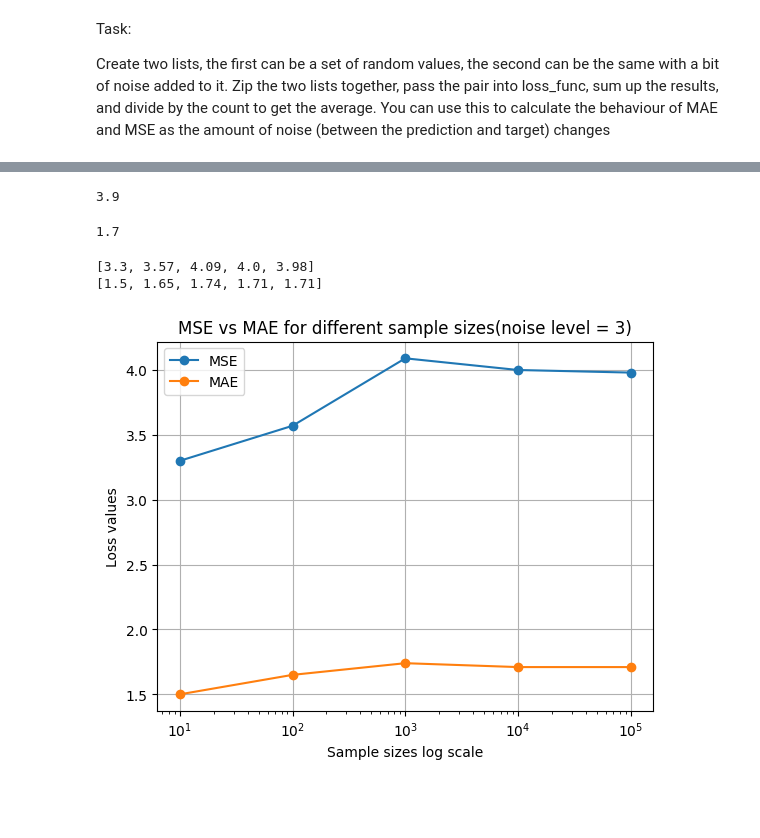
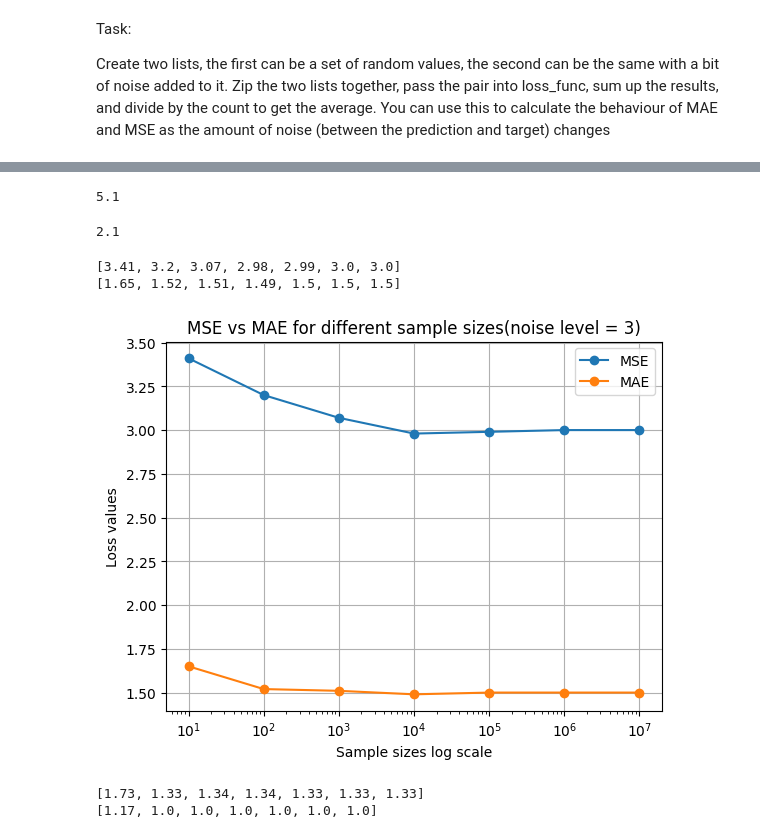
Before and after one commit to shalakathakare/Python--warmup, a Jupyter notebook: Callbacks.ipynb, the cells around one changed output, grey strips where cells are left out. Saved outputs shown, nothing was run; the diff lists cells and outputs as text; code cells hidden in the pictures; blank space fills up the shorter version.

Commit message:
Experiment with different noise levels

```diff
--- a/Callbacks.ipynb
+++ b/Callbacks.ipynb
@@ -68,7 +68,7 @@ def compute_average_loss(predictions, targets, loss_func):
     loss = 0
     for p, t in zip(predictions, targets):
 
-        single_loss = loss_func(i,j)                                  #calculate error for each prediction vs. target,calculates mae or mse depending on function callback
+        single_loss = loss_func(p,t)                                  #calculate error for each prediction vs. target,calculates mae or mse depending on function callback
         loss = loss + single_loss                                     #calculate sum of all losses(mse or mae)
 
     result = loss/len(targets)                                        #calculate mean for respective loss function
@@ -94,44 +94,66 @@ print(noisy)
 # %%
 compute_average_loss(noisy, original, loss_mse)
 # %% [output]
-3.9
+5.1
 # %%
 compute_average_loss(noisy, original, loss_mae)
 # %% [output]
-1.7
+2.1
 # %%
 #Generate different sample sizes with adjustable noise level for predictions and calculate mse and mae values
 
-size = [10,100,1000,10000,100000]
+size = [10,100,1000,10000,100000, 1000000,10000000]
 noise_level = 3
-mse_val = []
-mae_val = []
+mse_val_3 = []
+mae_val_3 = []
 
 for s in size:
 
-    og_nums = [random.uniform(1,100) for i in range(s)]                                        #generate target values for different sample sizws
-    noisy_nums = [n + random.randint(-noise_level, noise_level) for n in og_nums]              #add noise to target values
+    og_nums = [random.randint(1,100) for i in range(s)]                                        #generate target values for different sample sizws
+    noisy_nums = [n + random.uniform(-noise_level, noise_level) for n in og_nums]              #add noise to target values
 
-    mse_val.append(round(compute_average_loss(noisy_nums, og_nums, loss_mse),2))               #append mse value for each sample size to list
-    mae_val.append(round(compute_average_loss(noisy_nums, og_nums, loss_mae),2))               #append mse value for each sample size to list
+    mse_val_3.append(round(compute_average_loss(noisy_nums, og_nums, loss_mse),2))               #append mse value for each sample size to list
+    mae_val_3.append(round(compute_average_loss(noisy_nums, og_nums, loss_mae),2))               #append mse value for each sample size to list
 
 
-print(mse_val)
-print(mae_val)
+print(mse_val_3)
+print(mae_val_3)
 # %% [output]
-[3.3, 3.57, 4.09, 4.0, 3.98]
-[1.5, 1.65, 1.74, 1.71, 1.71]
+[3.41, 3.2, 3.07, 2.98, 2.99, 3.0, 3.0]
+[1.65, 1.52, 1.51, 1.49, 1.5, 1.5, 1.5]
 # %%
 import matplotlib.pyplot as plt
 plt.figure()
-plt.plot(size, mse_val, marker='o', label = "MSE")
-plt.plot(size, mae_val, marker='o', label = "MAE")
+plt.plot(size, mse_val_3, marker='o', label = "MSE")
+plt.plot(size, mae_val_3, marker='o', label = "MAE")
 plt.xscale('log')
 plt.xlabel("Sample sizes log scale")
 plt.ylabel("Loss values")
 plt.title("MSE vs MAE for different sample sizes(noise level = 3)")
 plt.grid(True)
 plt.legend()
 plt.show()
 # %% [output]
-[figure, old version]
+[figure, new version]
+# %%
+#Generate different sample sizes with adjustable noise level for predictions and calculate mse and mae values
+
+size = [10,100,1000,10000,100000, 1000000,10000000]
+noise_level = 2
+mse_val_2 = []
+mae_val_2 = []
+
+for s in size:
+
+    og_nums = [random.randint(1,100) for i in range(s)]                                        #generate target values for different sample sizws
+    noisy_nums = [n + random.uniform(-noise_level, noise_level) for n in og_nums]              #add noise to target values
+
+    mse_val_2.append(round(compute_average_loss(noisy_nums, og_nums, loss_mse),2))               #append mse value for each sample size to list
+    mae_val_2.append(round(compute_average_loss(noisy_nums, og_nums, loss_mae),2))               #append mse value for each sample size to list
+
+
+print(mse_val_2)
+print(mae_val_2)
+# %% [output]
+[1.73, 1.33, 1.34, 1.34, 1.33, 1.33, 1.33]
+[1.17, 1.0, 1.0, 1.0, 1.0, 1.0, 1.0]
```
Also changed, not shown: parts of 14 cells of this notebook.
